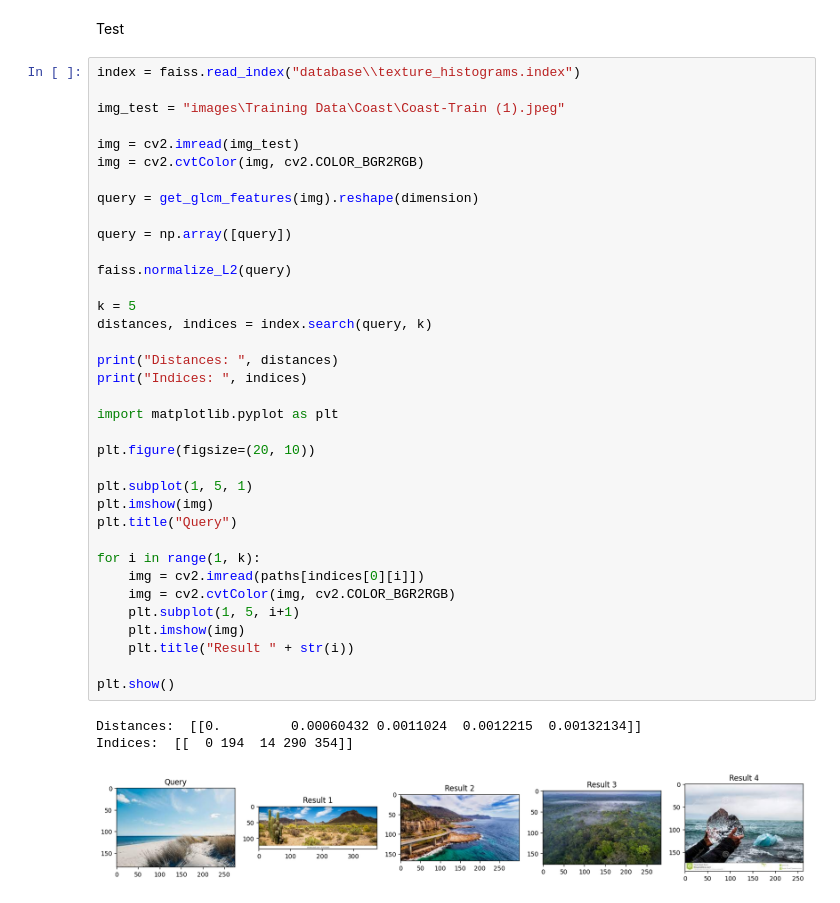
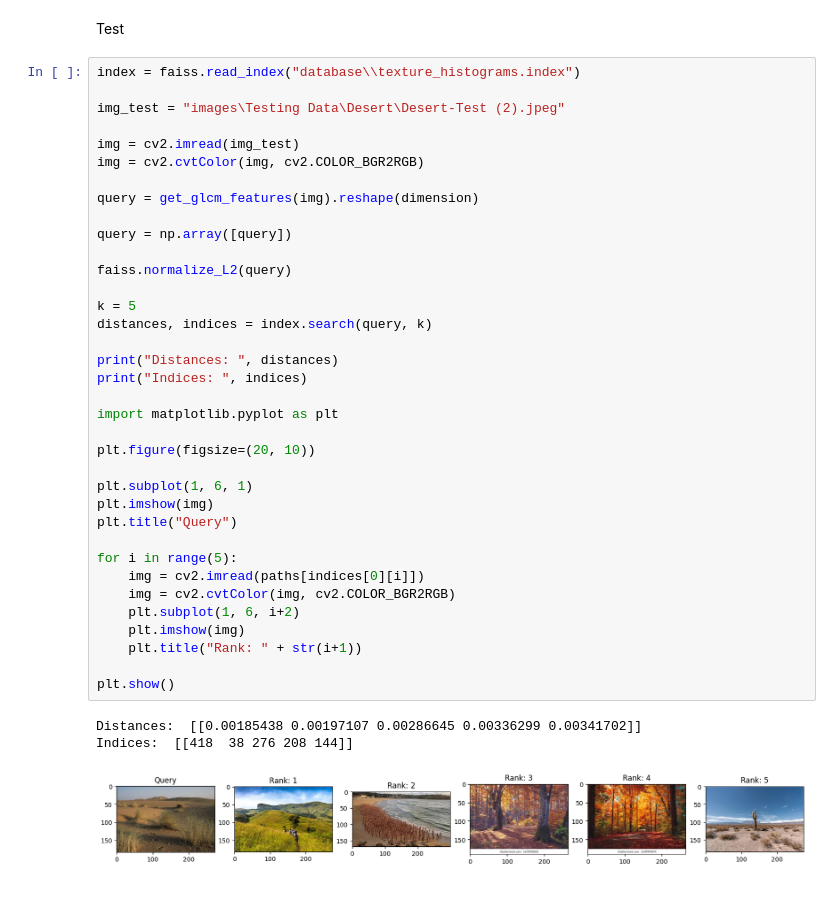
Before and after one commit to marioruiz2003/CBIR-project, a Jupyter notebook: texture_histograms.ipynb, the cells around one changed output. Cells and saved outputs as stored; diff of their text form.

```diff
--- a/texture_histograms.ipynb
+++ b/texture_histograms.ipynb
@@ -65,40 +65,40 @@ Test
 # %%
 index = faiss.read_index("database\\texture_histograms.index")
 
-img_test = "images\Training Data\Coast\Coast-Train (1).jpeg"
+img_test = "images\Testing Data\Desert\Desert-Test (2).jpeg"
 
 img = cv2.imread(img_test)
 img = cv2.cvtColor(img, cv2.COLOR_BGR2RGB)
 
 query = get_glcm_features(img).reshape(dimension)
 
 query = np.array([query])
 
 faiss.normalize_L2(query)
 
 k = 5
 distances, indices = index.search(query, k)
 
 print("Distances: ", distances)
 print("Indices: ", indices)
 
 import matplotlib.pyplot as plt
 
 plt.figure(figsize=(20, 10))
 
-plt.subplot(1, 5, 1)
+plt.subplot(1, 6, 1)
 plt.imshow(img)
 plt.title("Query")
 
-for i in range(1, k):
+for i in range(5):
     img = cv2.imread(paths[indices[0][i]])
     img = cv2.cvtColor(img, cv2.COLOR_BGR2RGB)
-    plt.subplot(1, 5, i+1)
+    plt.subplot(1, 6, i+2)
     plt.imshow(img)
-    plt.title("Result " + str(i))
+    plt.title("Rank: " + str(i+1))
 
 plt.show()
 # %% [output]
-Distances:  [[0.         0.00060432 0.0011024  0.0012215  0.00132134]]
-Indices:  [[  0 194  14 290 354]]
+Distances:  [[0.00185438 0.00197107 0.00286645 0.00336299 0.00341702]]
+Indices:  [[418  38 276 208 144]]
-[figure, old version]
+[figure, new version]
```
Also changed, not shown: 3 other files.
